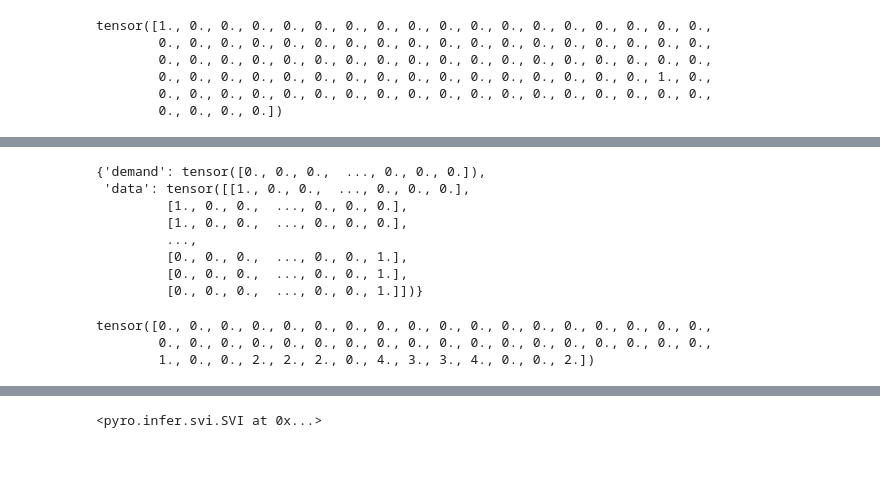
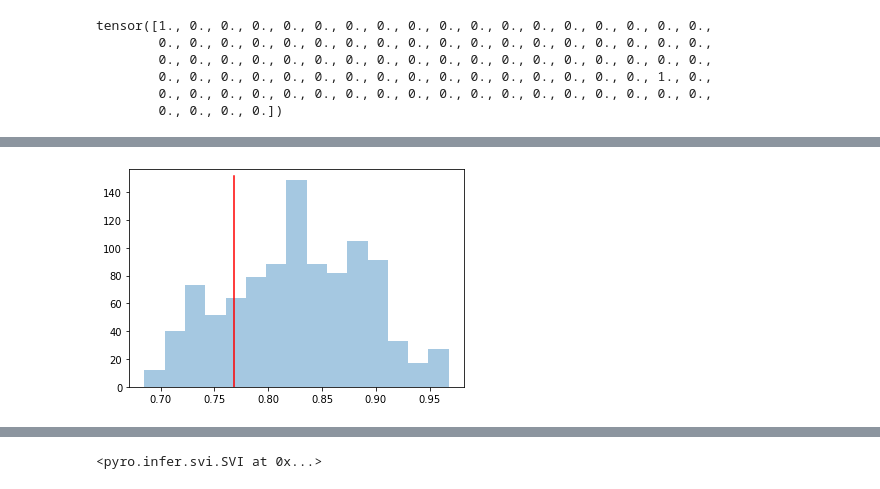
Before and after one commit to ssharpe42/probprog-finalproject, a Jupyter notebook: nihaar_expts.ipynb, the cells around one changed output, grey strips where cells are left out. Saved outputs shown, nothing was run; the diff lists cells and outputs as text; code cells hidden in the pictures; blank space fills up the shorter version.

Commit message:
Model with station*hrs betas

```diff
--- a/nihaar_expts.ipynb
+++ b/nihaar_expts.ipynb
@@ -46,34 +92,0 @@ Elbo loss: 11132.1015625
-# %%
-def posterior_samples(
-        wrapped_model,
-        svi_posterior,
-        data,
-        sites,
-        num_samples=200):
-    """
-    Get samples from posterior (or use site 'prediction'
-    for posterior predictive
-
-    :param wrapped_model: wrapped model with prediction site
-    :param svi_posterior: posterior from svi.run
-    :param data: covariate features
-    :param sites: list of sites to take marginal over
-    :param num_samples: number of samples from posterior
-    :return: marginal over sites
-    """
-    trace_pred = TracePredictive(wrapped_model,
-                                 svi_posterior,
-                                 num_samples=num_samples)
-    post_pred = trace_pred.run(data['data'], None)
-    marginal = get_marginal(post_pred, sites)
-
-    return marginal
-# %% [output]
-{'demand': tensor([0., 0., 0.,  ..., 0., 0., 0.]),
- 'data': tensor([[1., 0., 0.,  ..., 0., 0., 0.],
-         [1., 0., 0.,  ..., 0., 0., 0.],
-         [1., 0., 0.,  ..., 0., 0., 0.],
-         ...,
-         [0., 0., 0.,  ..., 0., 0., 1.],
-         [0., 0., 0.,  ..., 0., 0., 1.],
-         [0., 0., 0.,  ..., 0., 0., 1.]])}
@@ -82,6 +93,5 @@ svi_posterior = get_svi_posterior(data['data'], data['demand'], svi=svi)
-# %%
-data_demand[0:50]
-# %% [output]
-tensor([0., 0., 0., 0., 0., 0., 0., 0., 0., 0., 0., 0., 0., 0., 0., 0., 0., 0.,
-        0., 0., 0., 0., 0., 0., 0., 0., 0., 0., 0., 0., 0., 0., 0., 0., 0., 0.,
-        1., 0., 0., 2., 2., 2., 0., 4., 3., 3., 4., 0., 0., 2.])
+# %%
+compare_test_statistic(data_samp.demand.values, post_samples[:,1,:],
+                       stat=perc_0)
+# %% [output]
+[figure, added]
```
Also changed, not shown: parts of 12 cells of this notebook, 2 other files.
